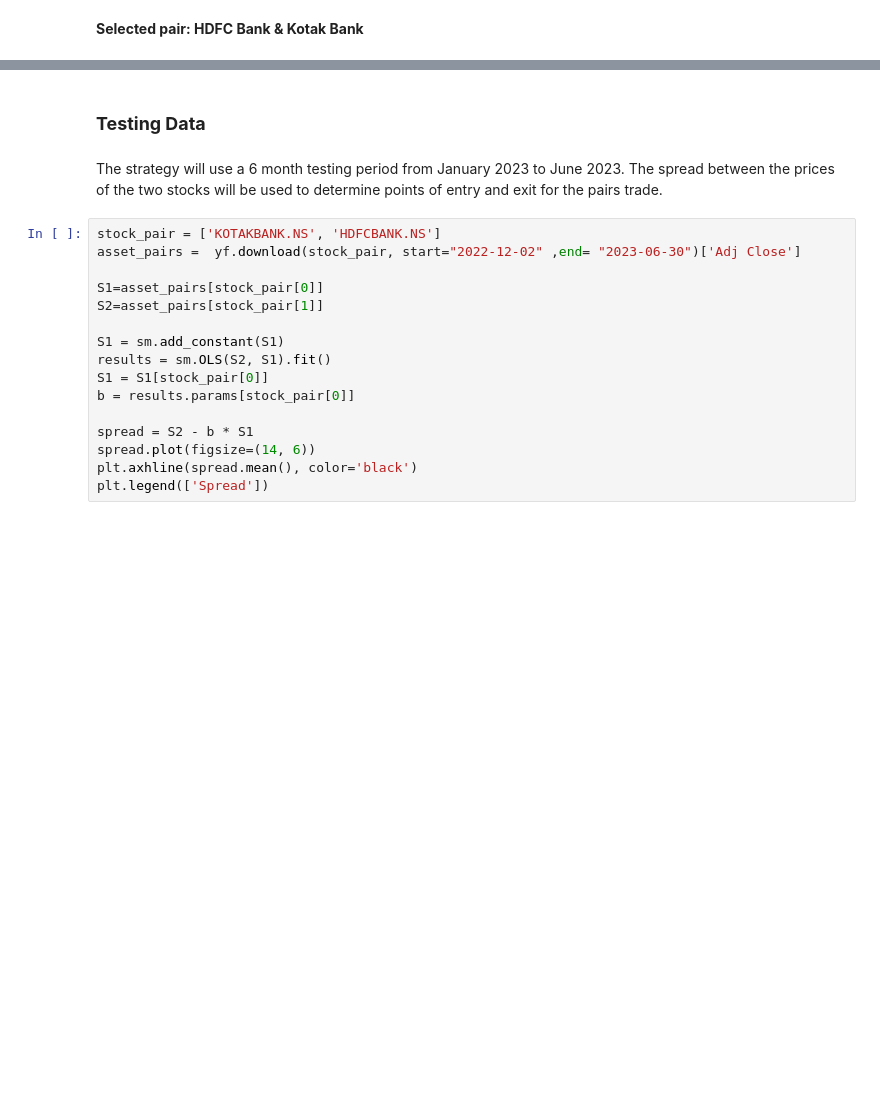
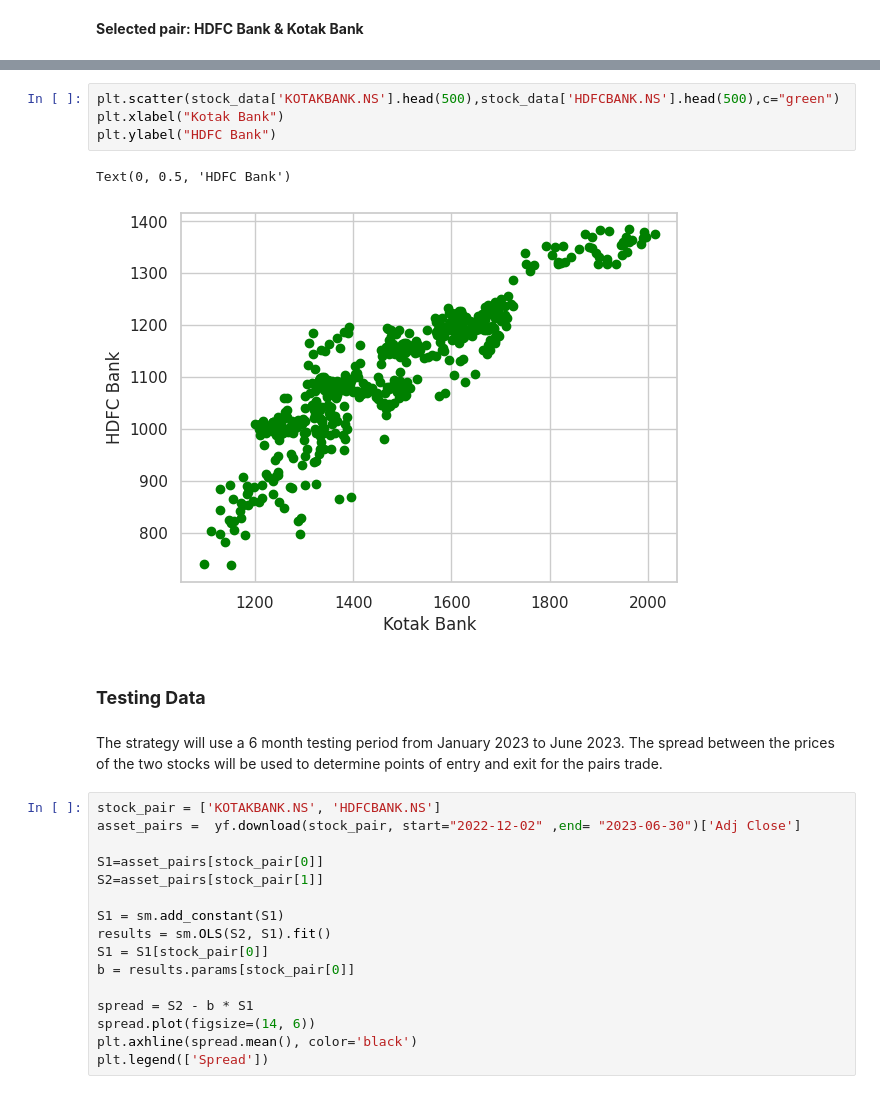
Before and after one commit to Akshat111111/Hedging-of-Financial-Derivatives, a Jupyter notebook: PairsTrading.ipynb, the cells around one changed output, grey strips where cells are left out. Cells and saved outputs as stored; diff of their text form; blank space fills up the shorter version.

```diff
--- a/PairsTrading.ipynb
+++ b/PairsTrading.ipynb
@@ -156,3 +164,10 @@ plt.show()
+# %%
+plt.scatter(stock_data['KOTAKBANK.NS'].head(500),stock_data['HDFCBANK.NS'].head(500),c="green")
+plt.xlabel("Kotak Bank")
+plt.ylabel("HDFC Bank")
+# %% [output]
+Text(0, 0.5, 'HDFC Bank')
+[figure, added]
 # %% [markdown]
 ### **Testing Data**
 # %% [markdown]
```
Also changed, not shown: parts of 20 cells of this notebook.
